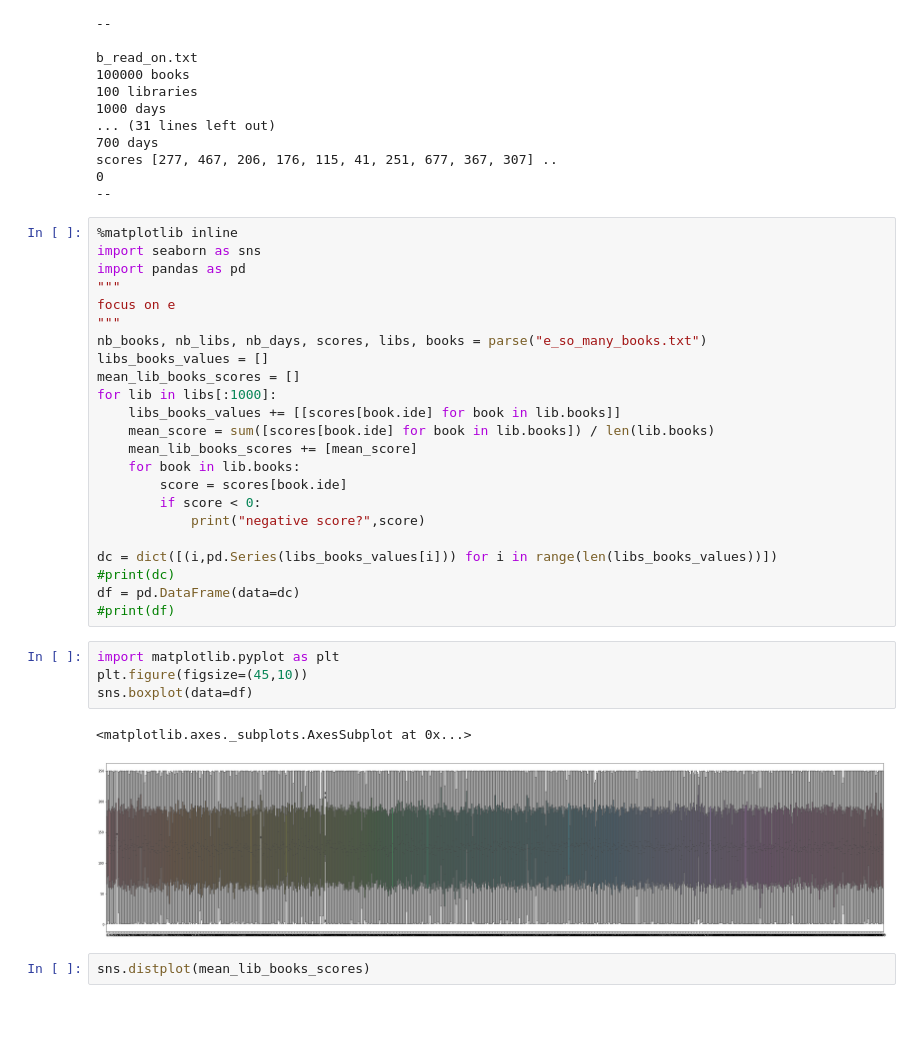
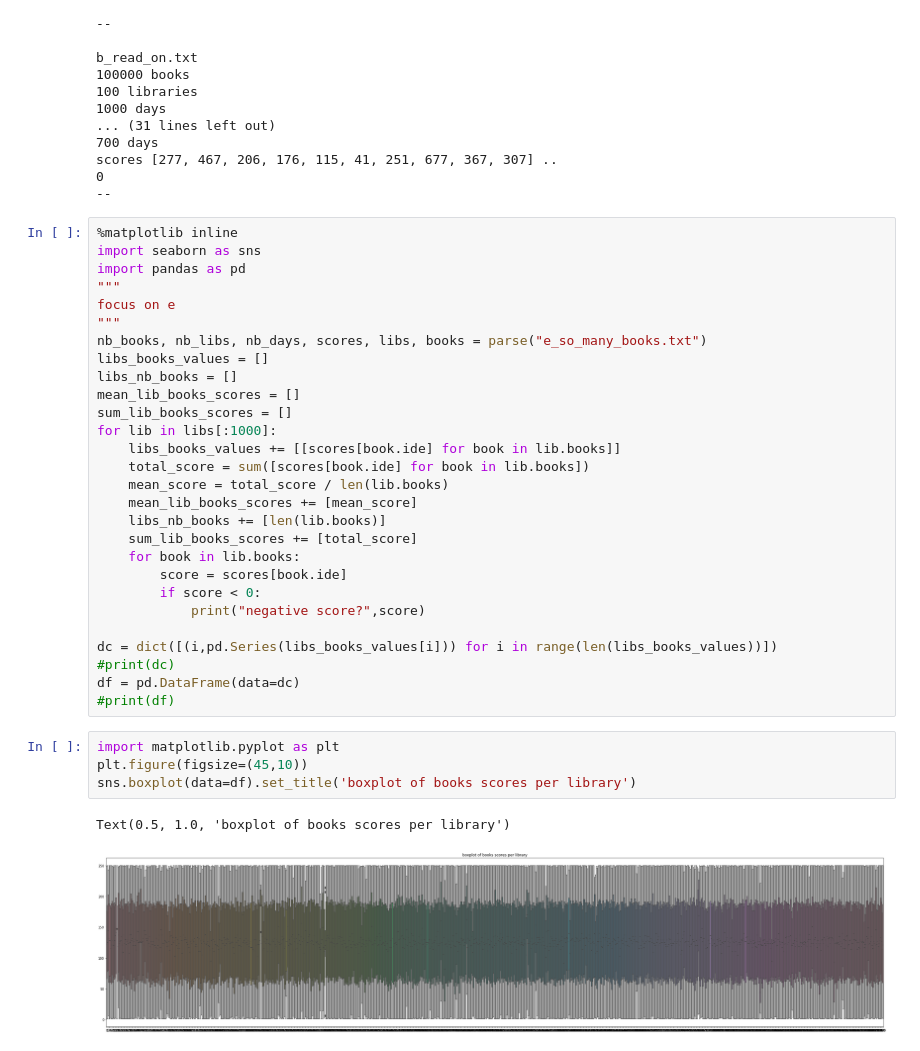
Before and after one commit to yoann-dufresne/BlaNiRaYo, a Jupyter notebook: data/viz.ipynb, the cells around one changed output. Cells and saved outputs as stored; diff of their text form; blank space fills up the shorter version.

```diff
--- a/data/viz.ipynb
+++ b/data/viz.ipynb
@@ -44,11 +44,16 @@ focus on e
 """
 nb_books, nb_libs, nb_days, scores, libs, books = parse("e_so_many_books.txt")
 libs_books_values = []
+libs_nb_books = []
 mean_lib_books_scores = []
+sum_lib_books_scores = []
 for lib in libs[:1000]:
     libs_books_values += [[scores[book.ide] for book in lib.books]]
-    mean_score = sum([scores[book.ide] for book in lib.books]) / len(lib.books)
+    total_score = sum([scores[book.ide] for book in lib.books])
+    mean_score = total_score / len(lib.books)
     mean_lib_books_scores += [mean_score]
+    libs_nb_books += [len(lib.books)]
+    sum_lib_books_scores += [total_score]
     for book in lib.books:
         score = scores[book.ide]
         if score < 0:
@@ -61,9 +66,7 @@ df = pd.DataFrame(data=dc)
 # %%
 import matplotlib.pyplot as plt
 plt.figure(figsize=(45,10))
-sns.boxplot(data=df)
+sns.boxplot(data=df).set_title('boxplot of books scores per library')
 # %% [output]
-<matplotlib.axes._subplots.AxesSubplot at 0x...>
+Text(0.5, 1.0, 'boxplot of books scores per library')
-[figure, old version]
+[figure, new version]
-# %%
-sns.distplot(mean_lib_books_scores)
```
Also changed, not shown: parts of 3 cells of this notebook.
